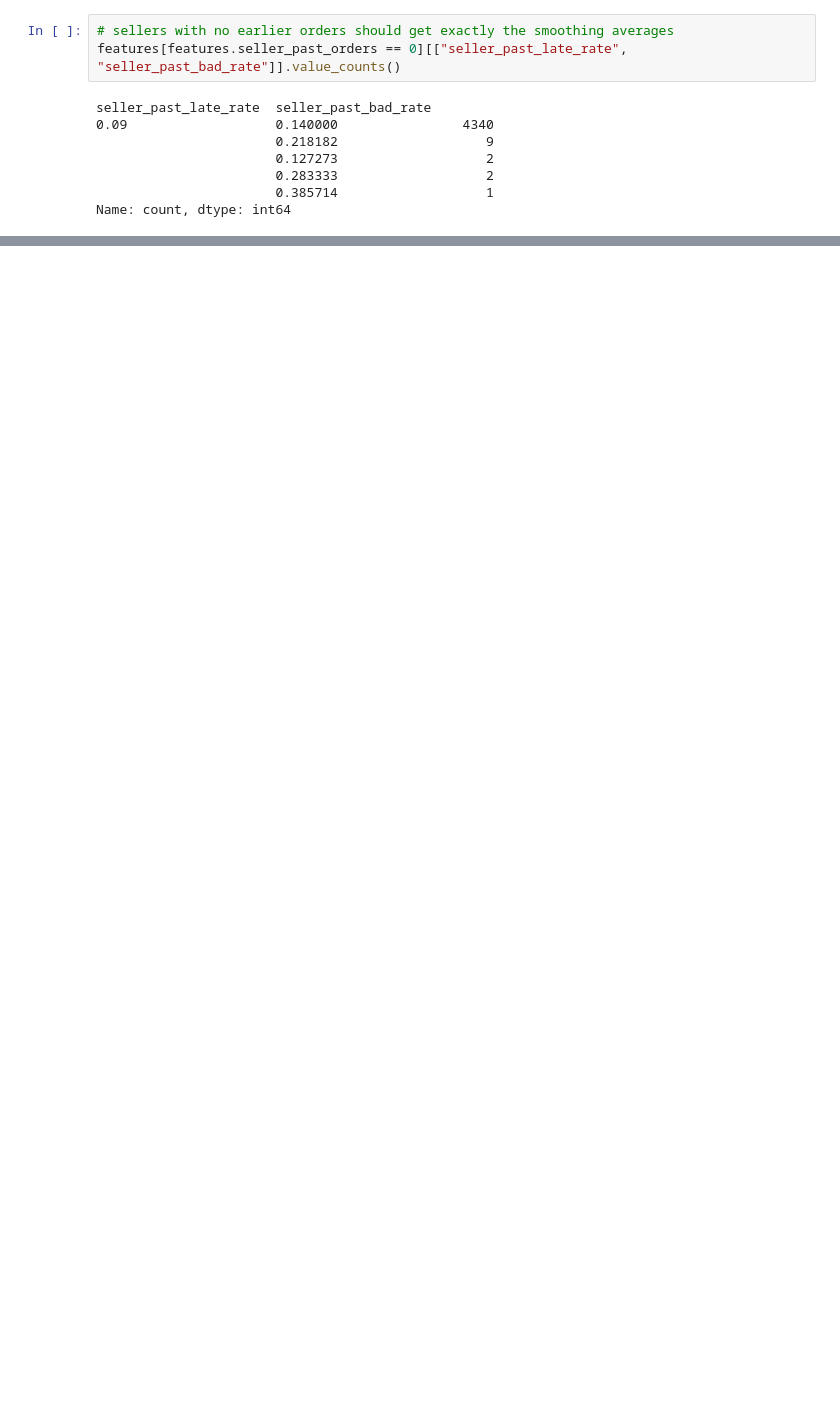
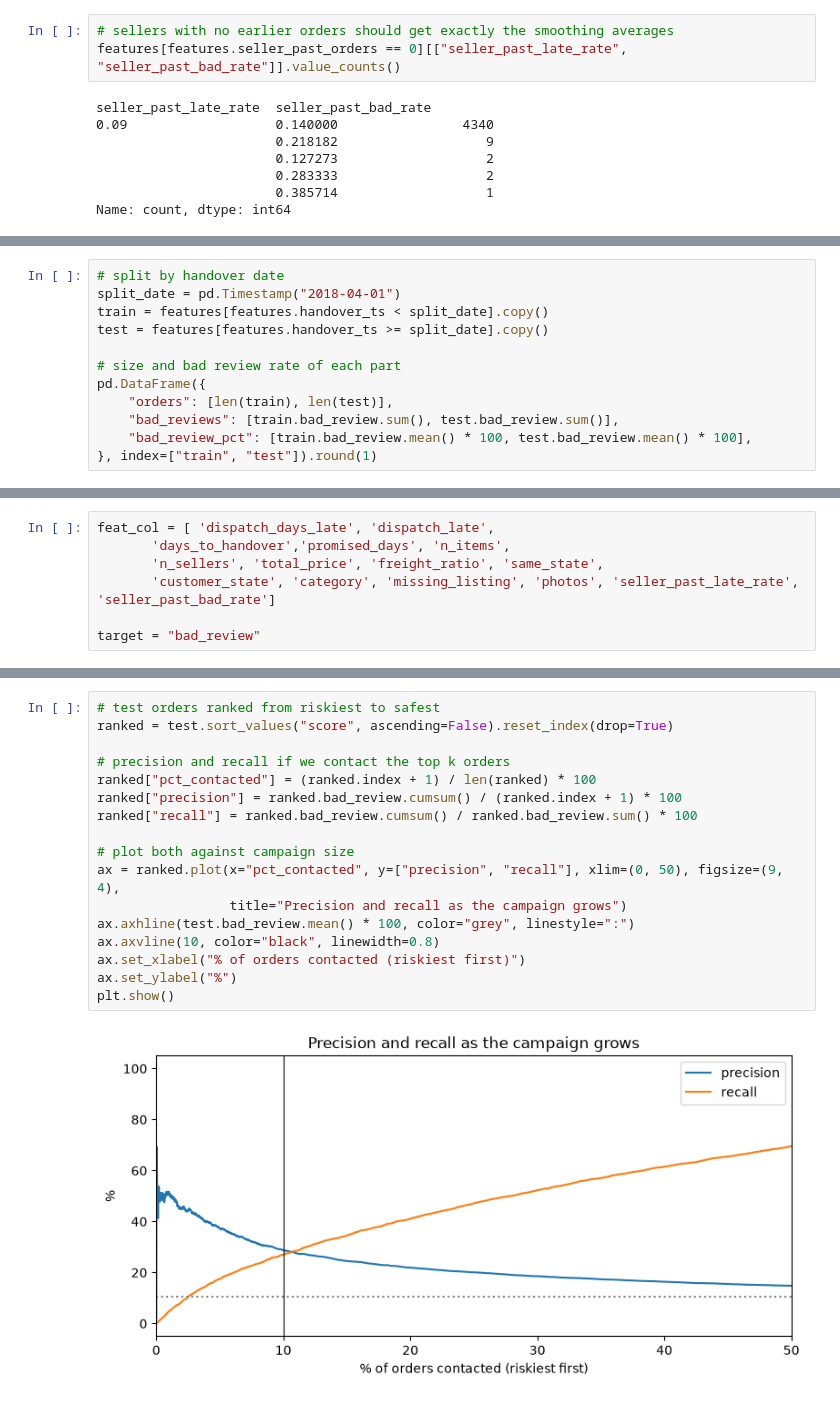
Before and after one commit to koustubhprem/elio-assessment, a Jupyter notebook: notebooks/01_model.ipynb, the cells around one changed output, grey strips where cells are left out. Saved outputs shown, nothing was run; the diff lists cells and outputs as text; blank space fills up the shorter version.

Commit message:
Completed the model and tested against rule, checked calibration and driver significance

```diff
--- a/notebooks/01_model.ipynb
+++ b/notebooks/01_model.ipynb
@@ -205,0 +209,12 @@ Name: count, dtype: int64
+# %%
+# split by handover date
+split_date = pd.Timestamp("2018-04-01")
+train = features[features.handover_ts < split_date].copy()
+test = features[features.handover_ts >= split_date].copy()
+
+# size and bad review rate of each part
+pd.DataFrame({
+    "orders": [len(train), len(test)],
+    "bad_reviews": [train.bad_review.sum(), test.bad_review.sum()],
+    "bad_review_pct": [train.bad_review.mean() * 100, test.bad_review.mean() * 100],
+}, index=["train", "test"]).round(1)
@@ -205,0 +328,7 @@ Name: count, dtype: int64
+# %%
+feat_col = [ 'dispatch_days_late', 'dispatch_late',
+       'days_to_handover','promised_days', 'n_items',
+       'n_sellers', 'total_price', 'freight_ratio', 'same_state',
+       'customer_state', 'category', 'missing_listing', 'photos', 'seller_past_late_rate', 'seller_past_bad_rate']
+
+target = "bad_review"
@@ -205,0 +379,19 @@ Name: count, dtype: int64
+# %%
+# test orders ranked from riskiest to safest
+ranked = test.sort_values("score", ascending=False).reset_index(drop=True)
+
+# precision and recall if we contact the top k orders
+ranked["pct_contacted"] = (ranked.index + 1) / len(ranked) * 100
+ranked["precision"] = ranked.bad_review.cumsum() / (ranked.index + 1) * 100
+ranked["recall"] = ranked.bad_review.cumsum() / ranked.bad_review.sum() * 100
+
+# plot both against campaign size
+ax = ranked.plot(x="pct_contacted", y=["precision", "recall"], xlim=(0, 50), figsize=(9, 4),
+                 title="Precision and recall as the campaign grows")
+ax.axhline(test.bad_review.mean() * 100, color="grey", linestyle=":")
+ax.axvline(10, color="black", linewidth=0.8)
+ax.set_xlabel("% of orders contacted (riskiest first)")
+ax.set_ylabel("%")
+plt.show()
+# %% [output]
+[figure, added]
```
Also changed, not shown: parts of 32 cells of this notebook.
